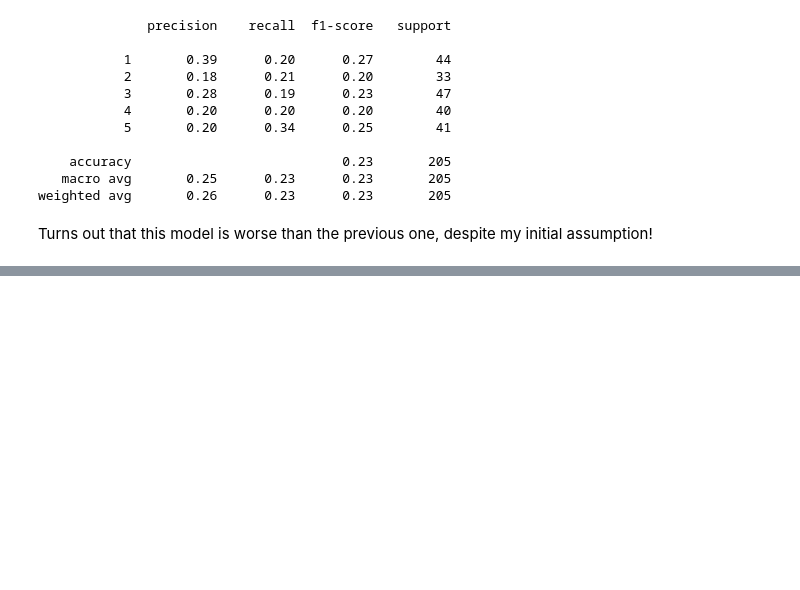
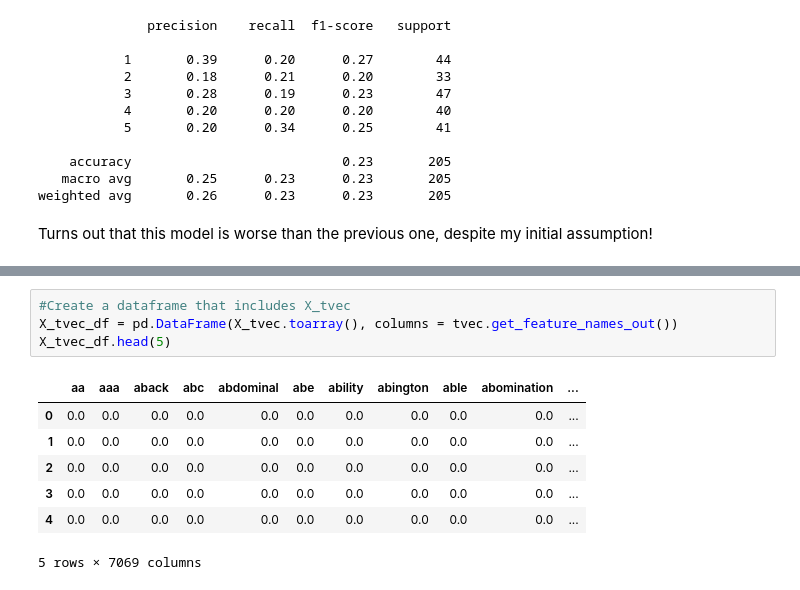
Before and after one commit to cwdwiggins/Yelp_Sentiment_Analysis_Project, a Jupyter notebook: Initial Modeling.ipynb, the cells around one changed output, grey strips where cells are left out. Cells and saved outputs as stored; diff of their text form; blank space fills up the shorter version.

```diff
--- a/Initial Modeling.ipynb
+++ b/Initial Modeling.ipynb
@@ -357,0 +369,12 @@ Turns out that this model is worse than the previous one, despite my initial ass
+# %%
+#Create a dataframe that includes X_tvec
+X_tvec_df = pd.DataFrame(X_tvec.toarray(), columns = tvec.get_feature_names_out())
+X_tvec_df.head(5)
+# %% [output]
+|  | aa | aaa | aback | abc | abdominal | abe | ability | abington | able | abomination | ... |
+| 0 | 0.0 | 0.0 | 0.0 | 0.0 | 0.0 | 0.0 | 0.0 | 0.0 | 0.0 | 0.0 | ... |
+| 1 | 0.0 | 0.0 | 0.0 | 0.0 | 0.0 | 0.0 | 0.0 | 0.0 | 0.0 | 0.0 | ... |
+| 2 | 0.0 | 0.0 | 0.0 | 0.0 | 0.0 | 0.0 | 0.0 | 0.0 | 0.0 | 0.0 | ... |
+| 3 | 0.0 | 0.0 | 0.0 | 0.0 | 0.0 | 0.0 | 0.0 | 0.0 | 0.0 | 0.0 | ... |
+| 4 | 0.0 | 0.0 | 0.0 | 0.0 | 0.0 | 0.0 | 0.0 | 0.0 | 0.0 | 0.0 | ... |
+5 rows × 7069 columns
```
Also changed, not shown: parts of 17 cells of this notebook, 16 other files.
